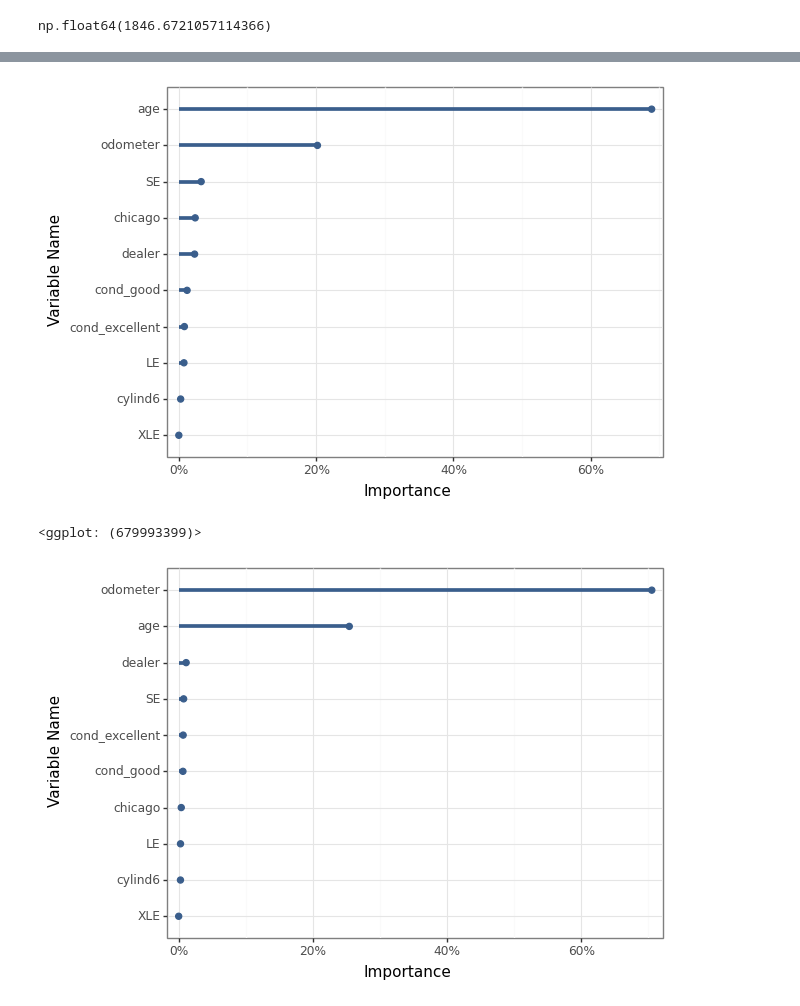
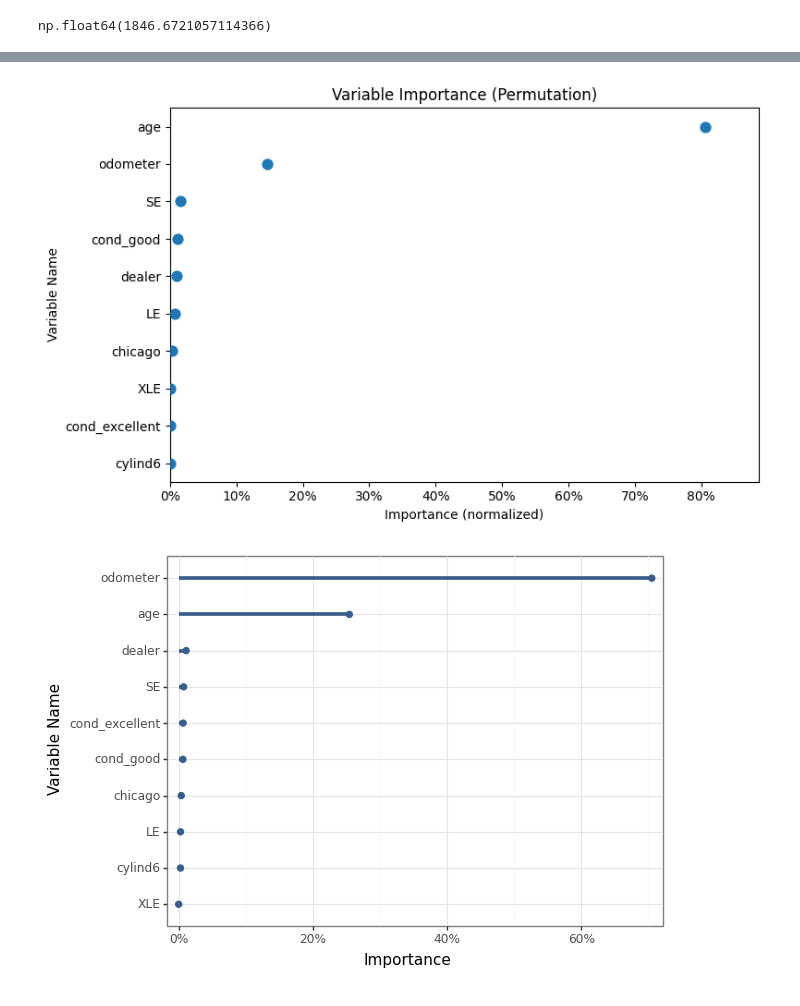
Before and after one commit to ZlataSparrow/codespaces-jupyter, a Jupyter notebook: notebooks/ch15-used-cars-cart.ipynb, the cells around one changed output, grey strips where cells are left out. Drawn from its saved outputs; the diff is of its cells as text; code cells hidden in the pictures.

Commit message:
plot

```diff
--- a/notebooks/ch15-used-cars-cart.ipynb
+++ b/notebooks/ch15-used-cars-cart.ipynb
@@ -765,35 +761,49 @@ jupyter_graphviz(
 # %%
+import seaborn as sns
+
 # Variable (permutation) importance for model 6 (not in book)
 
 perm_imp = permutation_importance(cart6, X, Y, n_repeats=500, scoring="r2")
 
 cart4_var_imp_df = (
     pd.DataFrame(perm_imp["importances_mean"], feature_names_model2)
     .iloc[1:, :]
     .rename({0: "Importance"}, axis=1)
     .sort_values(by=["Importance"], ascending=False)
     .reset_index()
 )
 
 cart4_var_imp_df["Importance"] = (
     cart4_var_imp_df["Importance"] / cart4_var_imp_df["Importance"].sum()
 )
 
-(
-    ggplot(cart4_var_imp_df, aes(x="reorder(index,Importance)", y="Importance"))
-    + geom_point(color=color[0], size=2)
-    + geom_segment(
-        aes(x="index", xend="index", y=0, yend="Importance"), color=color[0], size=1.5
-    )
-    + ylab("Importance")
-    + xlab("Variable Name")
-    + coord_flip()
-    + scale_y_continuous(expand=(0.01, 0.01), labels=percent_format())
-    + theme_bw()
+import matplotlib.pyplot as plt
+
+plt.figure(figsize=(8, 5))
+sns.pointplot(
+    data=cart4_var_imp_df,
+    y="index",
+    x="Importance",
+    color="tab:blue",
+    join=False
 )
+sns.stripplot(
+    data=cart4_var_imp_df,
+    y="index",
+    x="Importance",
+    color="tab:blue",
+    size=8,
+    alpha=0.7
+)
+plt.xlabel("Importance (normalized)")
+plt.ylabel("Variable Name")
+plt.xlim(0, cart4_var_imp_df["Importance"].max() * 1.1)
+plt.gca().xaxis.set_major_formatter(plt.FuncFormatter(lambda x, _: f"{x:.0%}"))
+plt.title("Variable Importance (Permutation)")
+plt.tight_layout()
+plt.show()
 # %% [output]
-[figure, old version]
+[figure, new version]
-<ggplot: (679993399)>
 # %%
 # Variable importance for model 6
 
```
Also changed, not shown: parts of 2 cells of this notebook.
